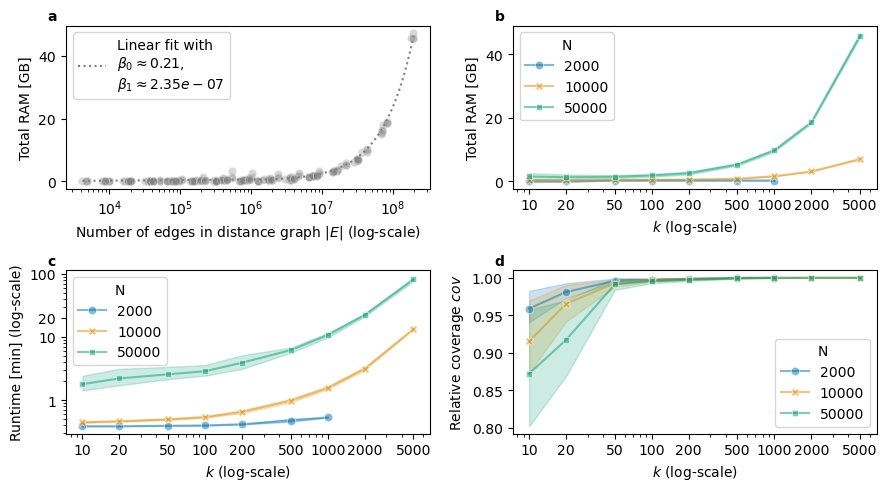
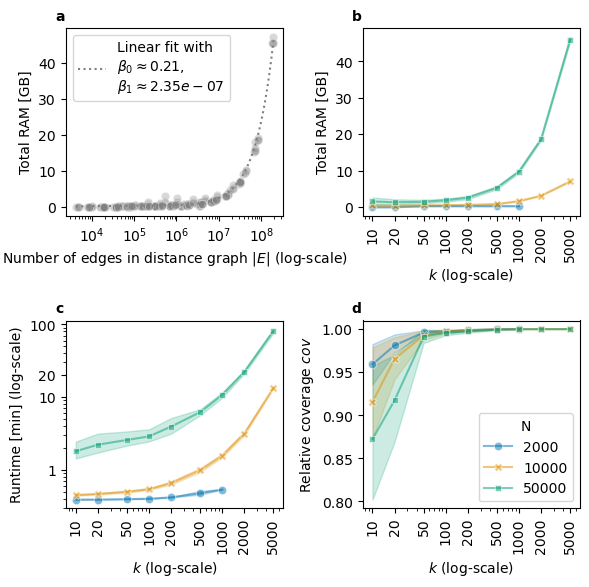
The notebook cell's code change between the first figure and the second:
--- before
+++ after
@@ -1,5 +1,5 @@
-f, axs = plt.subplots(2, 2, figsize=(9, 5))
+f, axs = plt.subplots(2, 2, figsize=(6, 6))
 #f.set_size_inches(12, 8)  
-plt.subplots_adjust(top=0.75)
+#plt.subplots_adjust(top=0.75)
 ax0 = axs[0, 0]
 ax1 = axs[0, 1]
@@ -20,9 +20,9 @@
 
 conc_subset = conc[conc['N'].isin([2000, 10000, 50000])]
-sns.lineplot(conc_subset, ax=ax1, x='$k$', y="total_ram_gb", hue="N", style="N", dashes=False, markers=True, palette=sns.color_palette("colorblind", 3), alpha=0.5, legend=True)
+sns.lineplot(conc_subset, ax=ax1, x='$k$', y="total_ram_gb", hue="N", style="N", dashes=False, markers=True, palette=sns.color_palette("colorblind", 3), alpha=0.5, legend=False)
 ax1.set_xscale("log")
 
 ax1.set_xticks(sorted(conc_subset['$k$'].unique()))  # Set tick positions
-ax1.set_xticklabels(sorted(conc_subset['$k$'].unique()))  # Set label
+ax1.set_xticklabels(sorted(conc_subset['$k$'].unique()), rotation=90)  # Set label
 
 ax1.set_ylabel("Total RAM [GB]")
@@ -32,10 +32,10 @@
 conc_subset = conc_subset[conc_subset['N'] != conc_subset['$k$'] ]
 conc_subset["Runtime [min] (log-scale)"] = conc_subset["t_total"] / (60)
-sns.lineplot(conc_subset, ax=ax2, x='$k$', y="Runtime [min] (log-scale)", hue="N", style="N", dashes=False, markers=True, palette=sns.color_palette("colorblind", 3), alpha=0.5, legend=True)
+sns.lineplot(conc_subset, ax=ax2, x='$k$', y="Runtime [min] (log-scale)", hue="N", style="N", dashes=False, markers=True, palette=sns.color_palette("colorblind", 3), alpha=0.5, legend=False)
 ax2.set_xscale("log")
 ax2.set_yscale("log")
 
 ax2.set_xticks(sorted(conc_subset['$k$'].unique()))  # Set tick positions
-ax2.set_xticklabels(sorted(conc_subset['$k$'].unique()))  # Set label
+ax2.set_xticklabels(sorted(conc_subset['$k$'].unique()), rotation=90)  # Set label
 
 ax2.set_yticks([1, 10, 20, 100])  # Set tick positions
@@ -48,5 +48,5 @@
 
 ax3.set_xticks(sorted(conc_subset['$k$'].unique()))  # Set tick positions
-ax3.set_xticklabels(sorted(conc_subset['$k$'].unique()))  # Set label
+ax3.set_xticklabels(sorted(conc_subset['$k$'].unique()), rotation=90)  # Set label
 ax3.set_xlabel("$k$ (log-scale)")
 ax3.set_ylabel("Relative coverage $cov$")
@@ -63,3 +63,3 @@
     )
 plt.tight_layout()  
-plt.savefig("../plots/fig2/runtime_memory_support.pdf", bbox_inches="tight")
+plt.savefig("../plots/fig2/runtime_memory_support.svg", bbox_inches="tight")

Commit: rebuttal 1.2